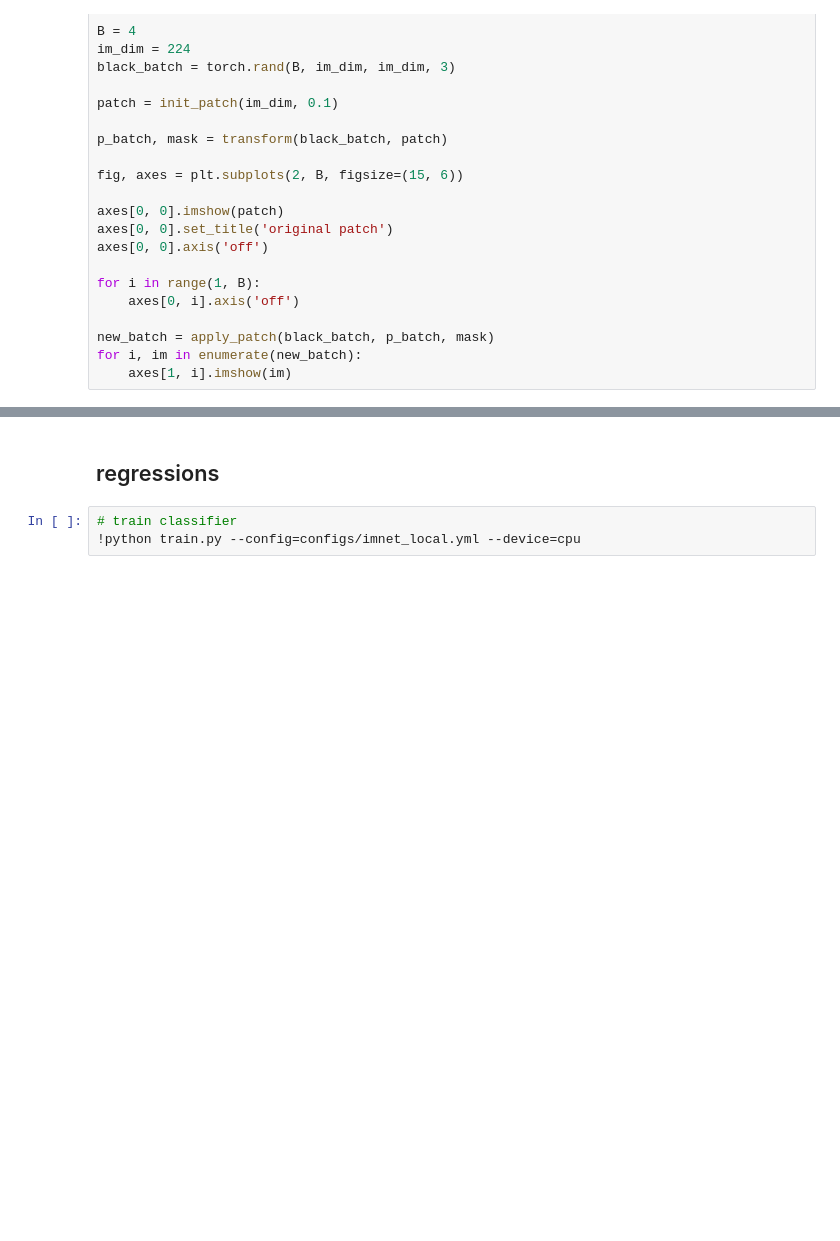
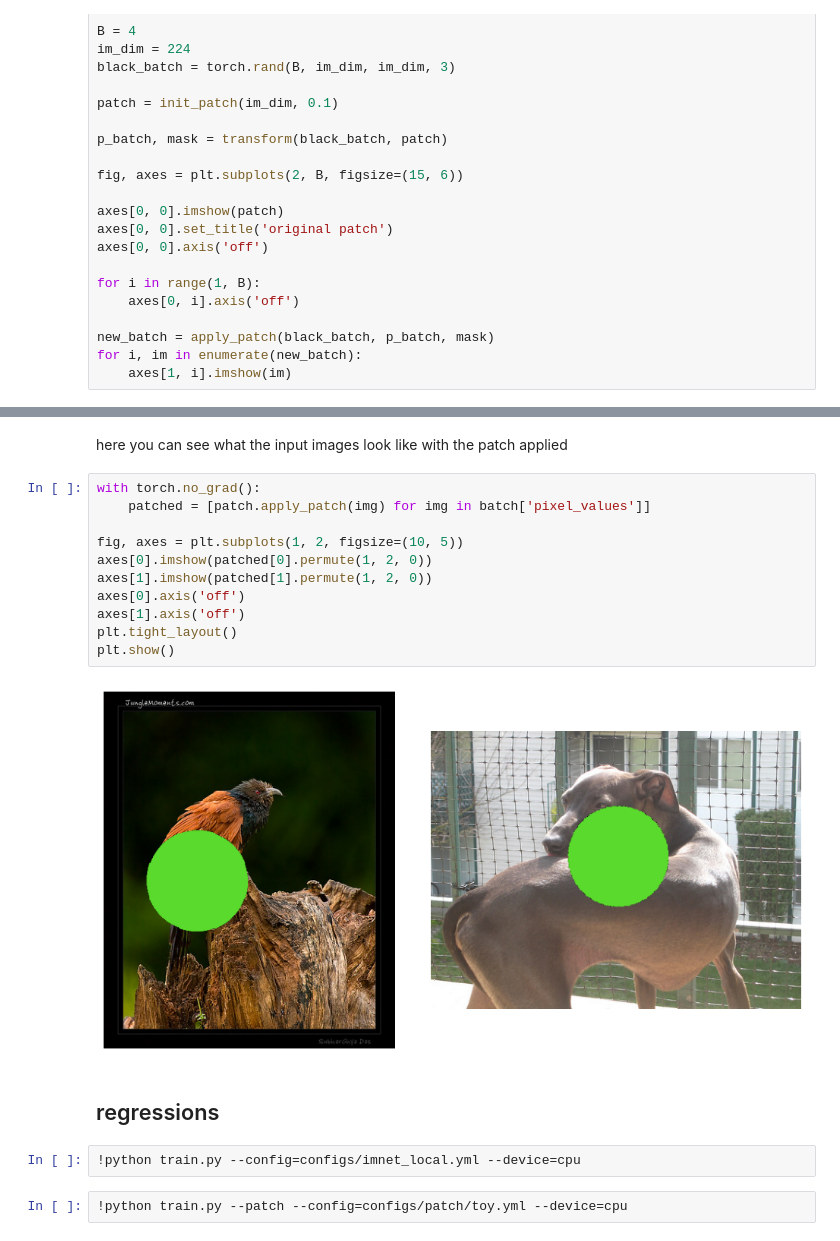
Before and after one commit to tjbai/avlm, a Jupyter notebook: example.ipynb, the cells around one changed output, grey strips where cells are left out. Drawn from its saved outputs; the diff is of its cells as text; blank space fills up the shorter version.

```diff
--- a/example.ipynb
+++ b/example.ipynb
@@ -44,5 +65,21 @@ for batch in tqdm(loader):
+# %% [markdown]
+here you can see what the input images look like with the patch applied
+# %%
+with torch.no_grad():
+    patched = [patch.apply_patch(img) for img in batch['pixel_values']]
+
+fig, axes = plt.subplots(1, 2, figsize=(10, 5))
+axes[0].imshow(patched[0].permute(1, 2, 0))
+axes[1].imshow(patched[1].permute(1, 2, 0))
+axes[0].axis('off')
+axes[1].axis('off')
+plt.tight_layout()
+plt.show()
+# %% [output]
+[figure, added]
 # %% [markdown]
 ## regressions
 # %%
-# train classifier
 !python train.py --config=configs/imnet_local.yml --device=cpu
+# %%
+!python train.py --patch --config=configs/patch/toy.yml --device=cpu
```
Also changed, not shown: parts of 9 cells of this notebook, 10 other files.
